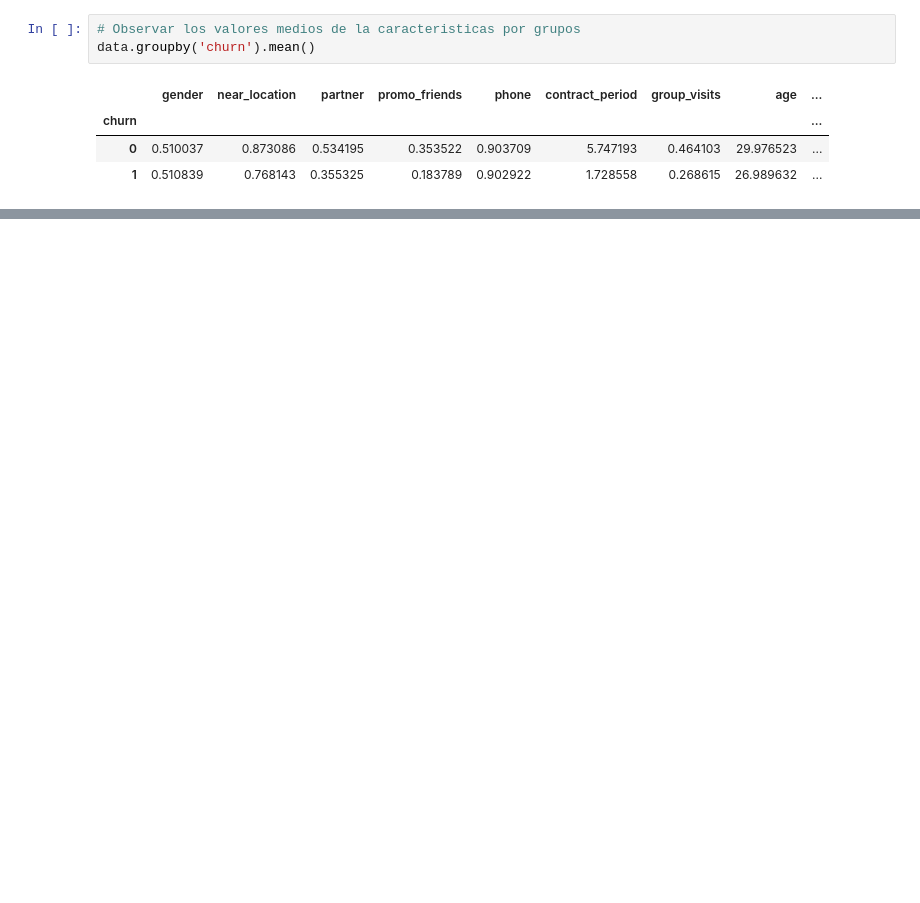
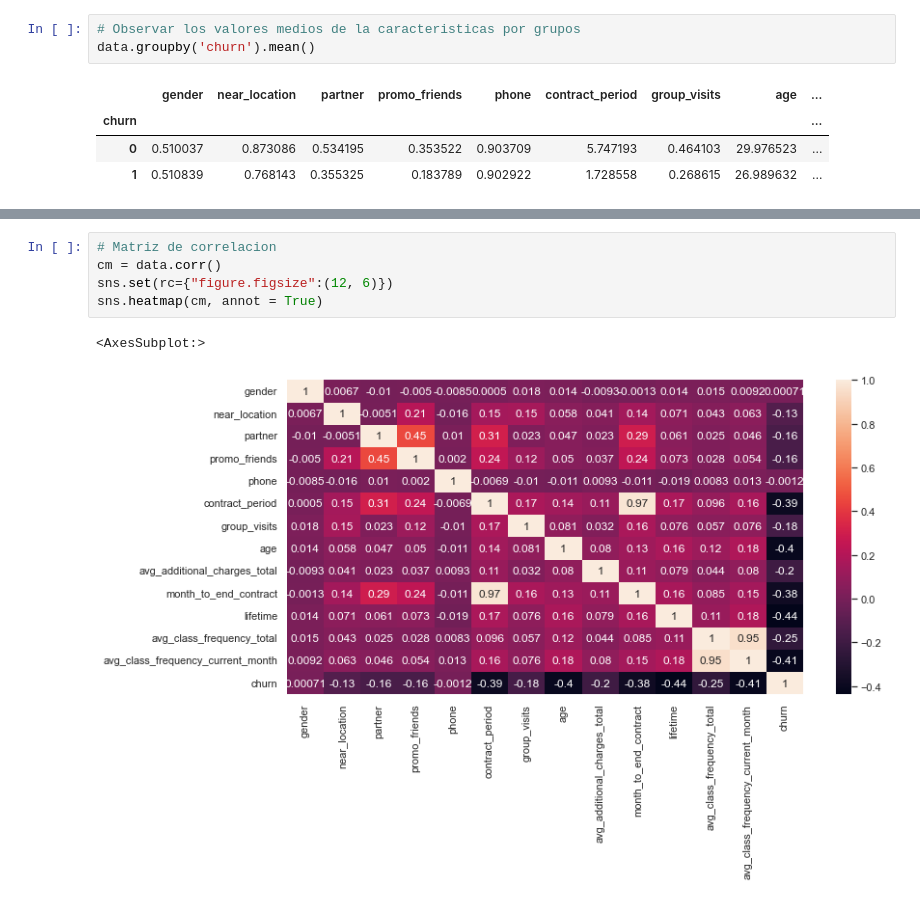
Before and after one commit to ApoloCode/proyecto_pronostico_prediccion, a Jupyter notebook: notebook/Proyecto_Sprint12.ipynb, the cells around one changed output, grey strips where cells are left out. Saved outputs shown, nothing was run; the diff lists cells and outputs as text; blank space fills up the shorter version.

```diff
--- a/notebook/Proyecto_Sprint12.ipynb
+++ b/notebook/Proyecto_Sprint12.ipynb
@@ -158,0 +184,8 @@ data.groupby('churn').mean()
+# %%
+# Matriz de correlacion
+cm = data.corr()
+sns.set(rc={"figure.figsize":(12, 6)})
+sns.heatmap(cm, annot = True)
+# %% [output]
+<AxesSubplot:>
+[figure, added]
```
Also changed, not shown: parts of 10 cells of this notebook.
